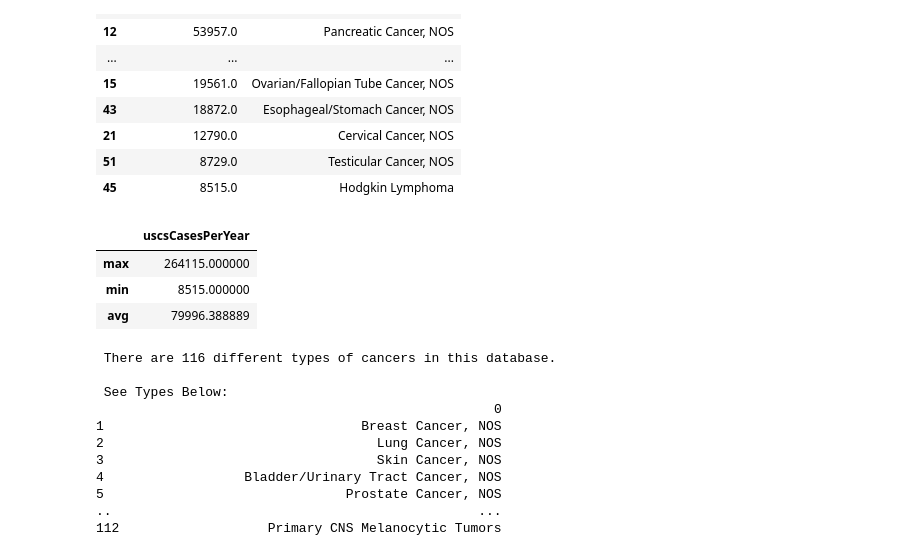
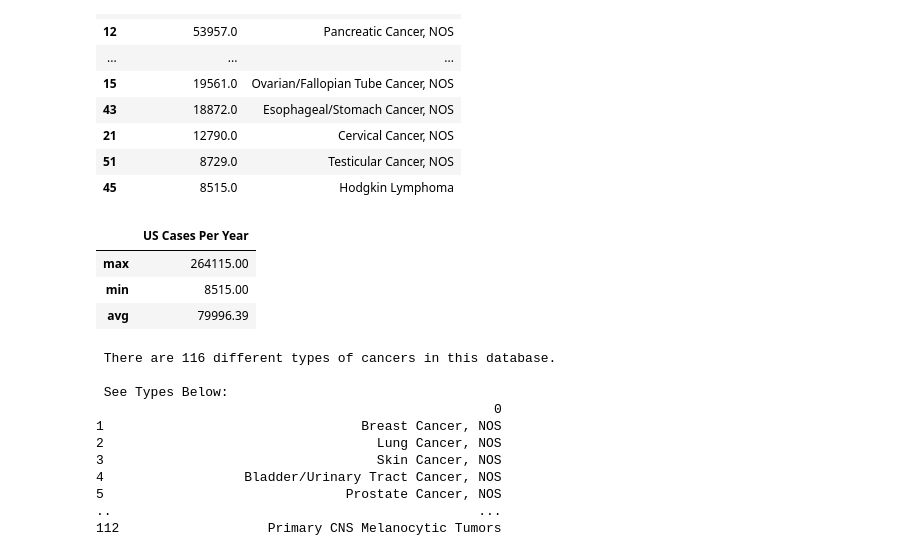
Before and after one commit to blwishom/etav_project, a Jupyter notebook: etav.ipynb, the cells around one changed output. Drawn from its saved outputs; the diff is of its cells as text; code cells hidden in the pictures.

Commit message:
renamed more columns and added more commentary

```diff
--- a/etav.ipynb
+++ b/etav.ipynb
@@ -123,16 +123,25 @@ grouped.sort_values(by=['uscsCasesPerYear'], ascending=False)
 | 51 | 8729.0 | Testicular Cancer, NOS |
 | 45 | 8515.0 | Hodgkin Lymphoma |
 # %%
+'''
+This display retrieves statical data from the "US Cases Per Year" column
+and finds the highest (max), lowest (min), and average (avg) values.
+
+'''
+
 # RETURNS MAX, MIN, AND AVG NUMBER OF CASES PER YEAR
-grouped.agg(max=('uscsCasesPerYear', 'max'),
+counts = grouped.agg(max=('uscsCasesPerYear', 'max'),
             min=('uscsCasesPerYear', 'min'),
             avg=('uscsCasesPerYear', 'mean')
-            )
+            ).round(2)
+counts.rename(columns={'uscsCasesPerYear': 'US Cases Per Year'}, inplace=True)
+
+counts
 # %% [output]
-|  | uscsCasesPerYear |
-| max | 264115.000000 |
-| min | 8515.000000 |
-| avg | 79996.388889 |
+|  | US Cases Per Year |
+| max | 264115.00 |
+| min | 8515.00 |
+| avg | 79996.39 |
 # %%
 '''
 This display counts the total of and shows each different type of cancer
```
